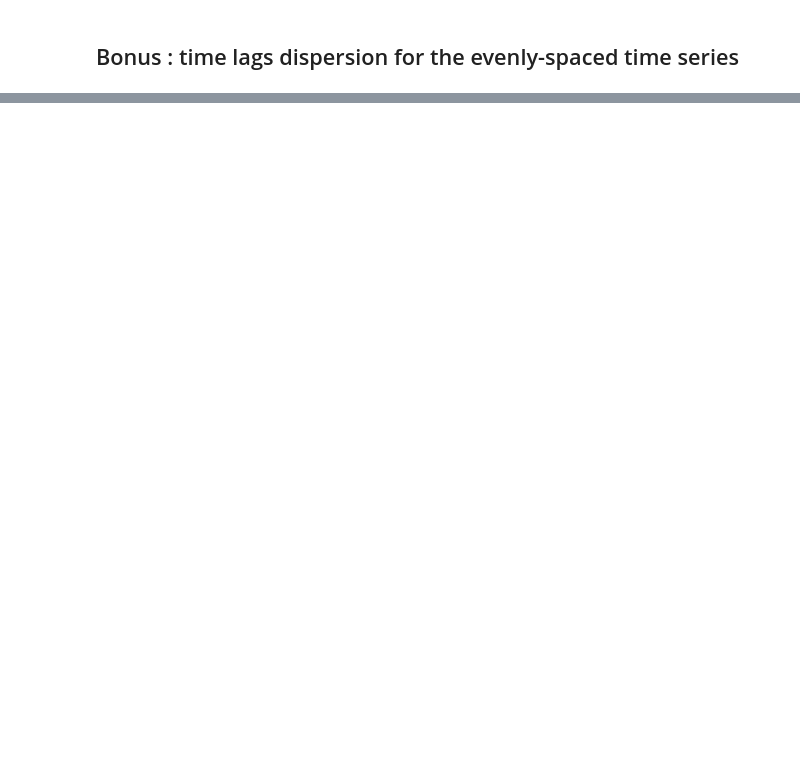
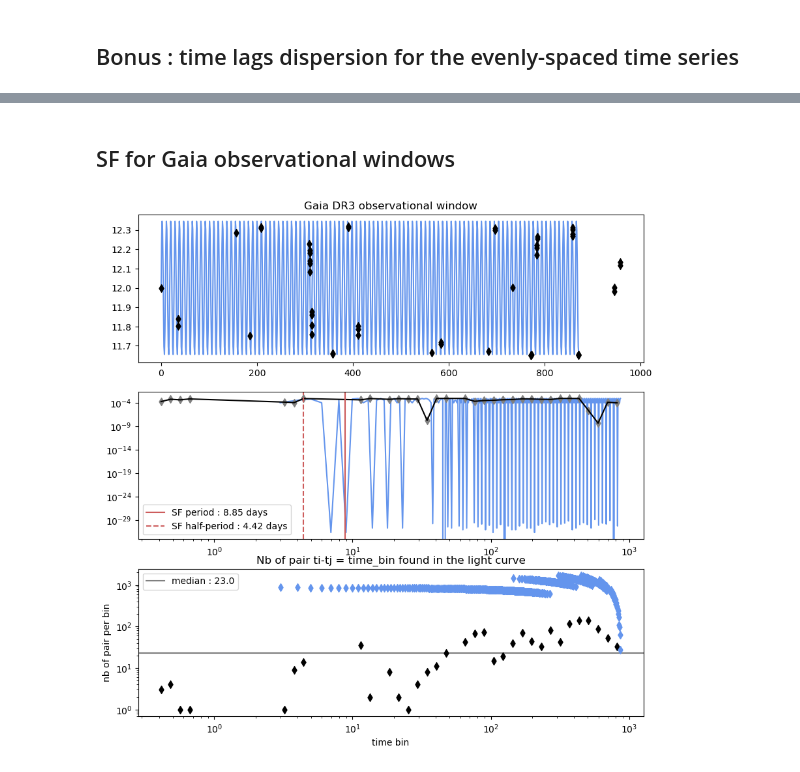
Before and after one commit to juliaroquette/VariabilityIndexes, a Jupyter notebook: jupyter/Gaia_SF.ipynb, the cells around one changed output, grey strips where cells are left out. Drawn from its saved outputs; the diff is of its cells as text; code cells hidden in the pictures; blank space fills up the shorter version.

Commit message:
GaiaSF notebook

```diff
--- a/jupyter/Gaia_SF.ipynb
+++ b/jupyter/Gaia_SF.ipynb
@@ -34,6 +34,7 @@ import StructureFunction as     SF
 path_init   = os.path.expanduser('~')
 path        = get_files_paths(path_init + '/M2/Codes/GaiaDR3_study/paths.txt')
 filepath    = path['synthetic_dr3']
+path_obs_w  = path['dr3_obs_window']
 # %% [markdown]
 ## 2. Gaia sampling
 
@@ -381,0 +406,57 @@ plt.show()
+# %% [markdown]
+## SF for Gaia observational windows
+# %%
+#Observational window
+
+dr        = 'DR3'
+path_star = path_obs_w + f'/gaia_{dr}.csv'
+star      = pd.read_csv(path_star, delimiter=',')
+t_obs     = np.array(star[f'jd_norm'])
+t_obs     = t_obs[~np.isnan(t_obs)]
+
+#mags
+mag_obs   = med_mag + amp/2 * np.sin(2 * np.pi * (t_obs - min(t_obs))/period)
+# %%
+#Structure function for light curve with gaia sampling
+
+sf_obs, t_log_obs, it = structure_function_slow(np.array(mag_obs), np.array(t_obs-min(t_obs)),\
+                                                  interp = False)
+ts_obs                = find_timescale(sf_obs, t_log_obs)
+# %%
+fig, ax = plt.subplots(3, 1, figsize = (10, 10))
+ax1     = ax[0]
+ax2     = ax[1]
+ax3     = ax[2]
+
+# Light curve
+ax1.scatter(t_obs, mag_obs, c = 'black', marker = 'd')
+ax1.set_title(f'Gaia DR3 observational window')
+ax1.plot(t_even-min(t_even), mag_even, c = 'cornflowerblue', zorder = 0)
+
+# SF
+ax2.scatter(t_log_obs, sf_obs, c = 'grey', marker = 'd')
+ax2.plot(t_log_obs, sf_obs, c = 'black')
+ax2.plot(t_log_even, sf_even, c = 'cornflowerblue', zorder = 0)
+ax2.axvline(2*ts_obs, c = 'indianred',\
+            label = f'SF period : {np.round(2*ts_obs, decimals = 2)} days')
+ax2.axvline(ts_obs, c = 'indianred',\
+            label = f'SF half-period : {np.round(ts_obs, decimals = 2)} days', ls = '--')
+ax2.legend()
+ax2.set_xscale('log')
+ax2.set_yscale('log')
+
+#Nb of pairs found for each
+ax3.scatter(t_log_obs, it, c = 'black', marker = 'd')
+ax3.scatter(t_log_even, it_even, c = 'cornflowerblue', marker = 'd')
+ax3.set_xlabel('time bin')
+ax3.set_ylabel('nb of pair per bin')
+ax3.set_xscale('log')
+ax3.set_yscale('log')
+ax3.set_title('Nb of pair ti-tj = time_bin found in the light curve')
+ax3.axhline(np.median(it), c = 'grey', zorder = 0, label = f'median : {np.round(np.median(it), 2)}')
+ax3.legend()
+
+
+plt.show()
+# %% [output]
+[figure, added]
```
Also changed, not shown: parts of 5 cells of this notebook.
